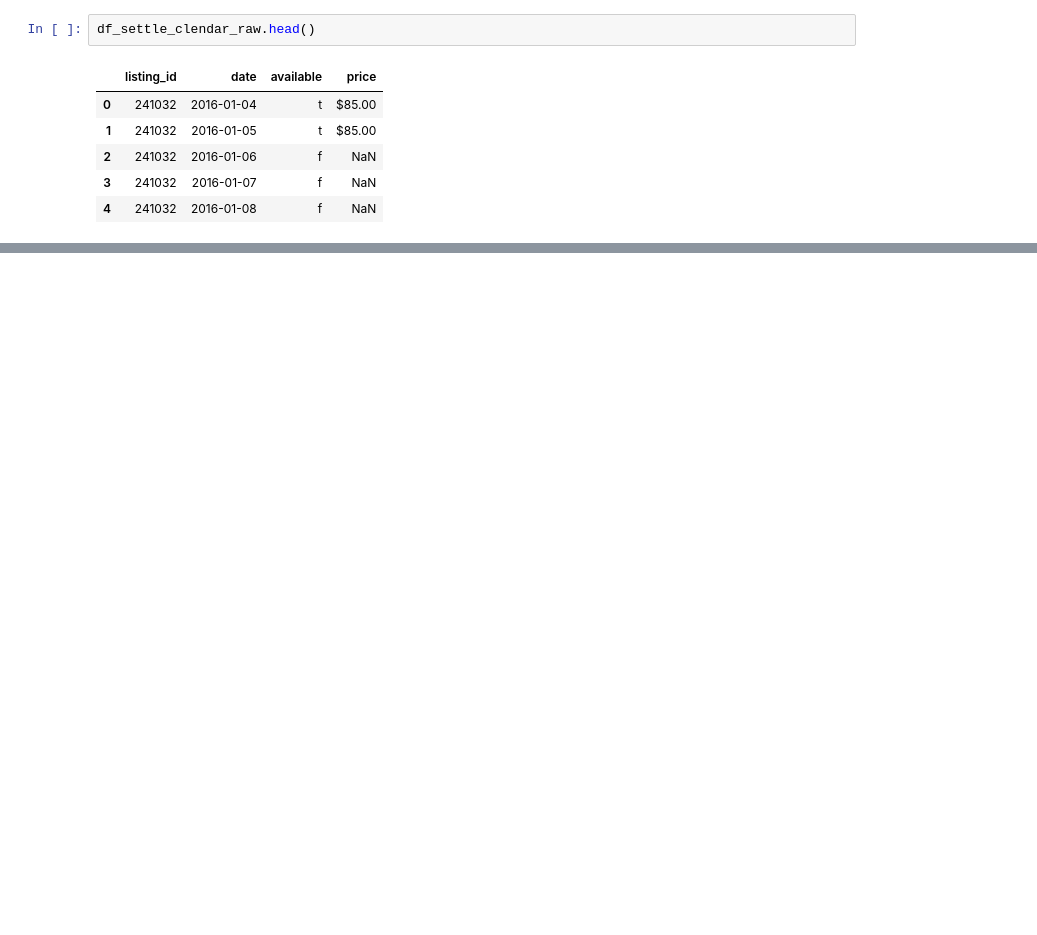
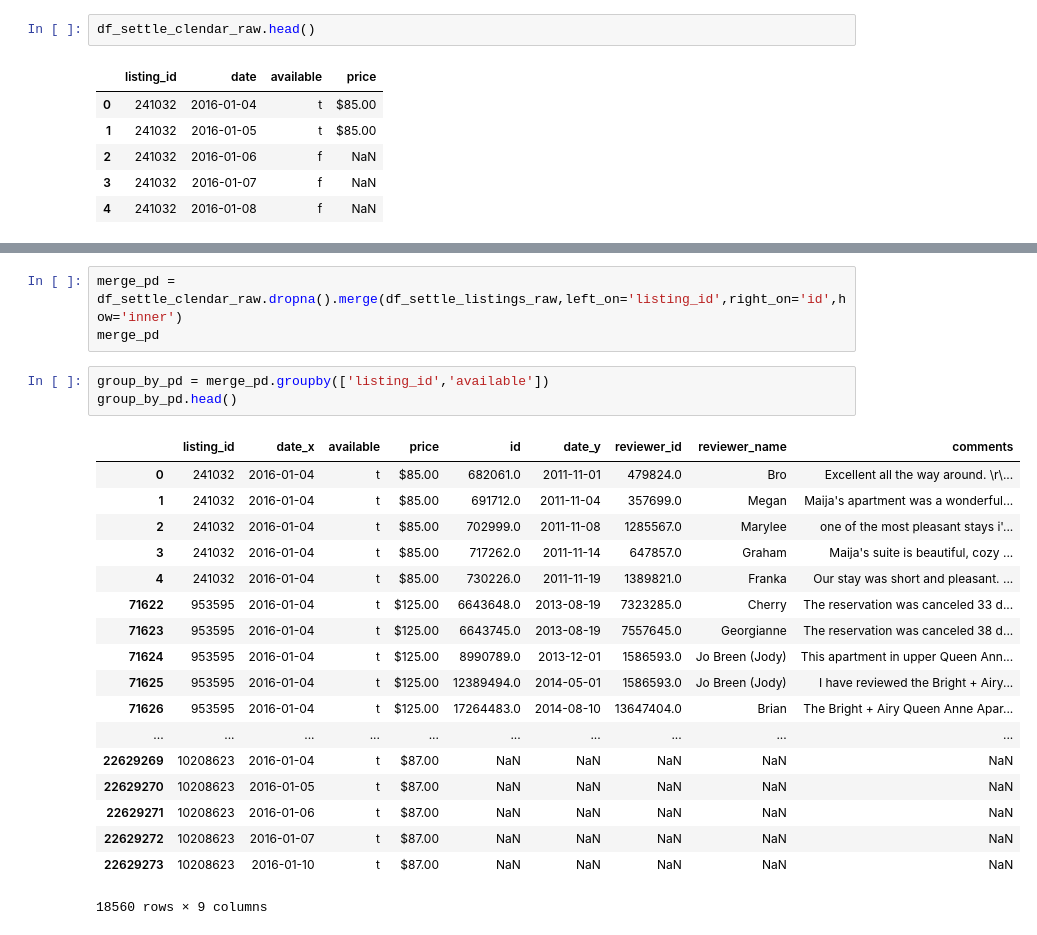
Before and after one commit to Rheasilvia/airbnb, a Jupyter notebook: airbnb.ipynb, the cells around one changed output, grey strips where cells are left out. Cells and saved outputs as stored; diff of their text form; blank space fills up the shorter version.

```diff
--- a/airbnb.ipynb
+++ b/airbnb.ipynb
@@ -51,0 +293,25 @@ df_boston_airbnb_calendar_raw.head()
+# %%
+merge_pd = df_settle_clendar_raw.dropna().merge(df_settle_listings_raw,left_on='listing_id',right_on='id',how='inner')
+merge_pd
+# %%
+group_by_pd = merge_pd.groupby(['listing_id','available'])
+group_by_pd.head()
+# %% [output]
+|  | listing_id | date_x | available | price | id | date_y | reviewer_id | reviewer_name | comments |
+| 0 | 241032 | 2016-01-04 | t | $85.00 | 682061.0 | 2011-11-01 | 479824.0 | Bro | Excellent all the way around. \r\... |
+| 1 | 241032 | 2016-01-04 | t | $85.00 | 691712.0 | 2011-11-04 | 357699.0 | Megan | Maija's apartment was a wonderful... |
+| 2 | 241032 | 2016-01-04 | t | $85.00 | 702999.0 | 2011-11-08 | 1285567.0 | Marylee | one of the most pleasant stays i'... |
+| 3 | 241032 | 2016-01-04 | t | $85.00 | 717262.0 | 2011-11-14 | 647857.0 | Graham | Maija's suite is beautiful, cozy ... |
+| 4 | 241032 | 2016-01-04 | t | $85.00 | 730226.0 | 2011-11-19 | 1389821.0 | Franka | Our stay was short and pleasant. ... |
+| 71622 | 953595 | 2016-01-04 | t | $125.00 | 6643648.0 | 2013-08-19 | 7323285.0 | Cherry | The reservation was canceled 33 d... |
+| 71623 | 953595 | 2016-01-04 | t | $125.00 | 6643745.0 | 2013-08-19 | 7557645.0 | Georgianne | The reservation was canceled 38 d... |
+| 71624 | 953595 | 2016-01-04 | t | $125.00 | 8990789.0 | 2013-12-01 | 1586593.0 | Jo Breen (Jody) | This apartment in upper Queen Ann... |
+| 71625 | 953595 | 2016-01-04 | t | $125.00 | 12389494.0 | 2014-05-01 | 1586593.0 | Jo Breen (Jody) | I have reviewed the Bright + Airy... |
+| 71626 | 953595 | 2016-01-04 | t | $125.00 | 17264483.0 | 2014-08-10 | 13647404.0 | Brian | The Bright + Airy Queen Anne Apar... |
+| ... | ... | ... | ... | ... | ... | ... | ... | ... | ... |
+| 22629269 | 10208623 | 2016-01-04 | t | $87.00 | NaN | NaN | NaN | NaN | NaN |
+| 22629270 | 10208623 | 2016-01-05 | t | $87.00 | NaN | NaN | NaN | NaN | NaN |
+| 22629271 | 10208623 | 2016-01-06 | t | $87.00 | NaN | NaN | NaN | NaN | NaN |
+| 22629272 | 10208623 | 2016-01-07 | t | $87.00 | NaN | NaN | NaN | NaN | NaN |
+| 22629273 | 10208623 | 2016-01-10 | t | $87.00 | NaN | NaN | NaN | NaN | NaN |
+18560 rows × 9 columns
```
Also changed, not shown: parts of 22 cells of this notebook.
